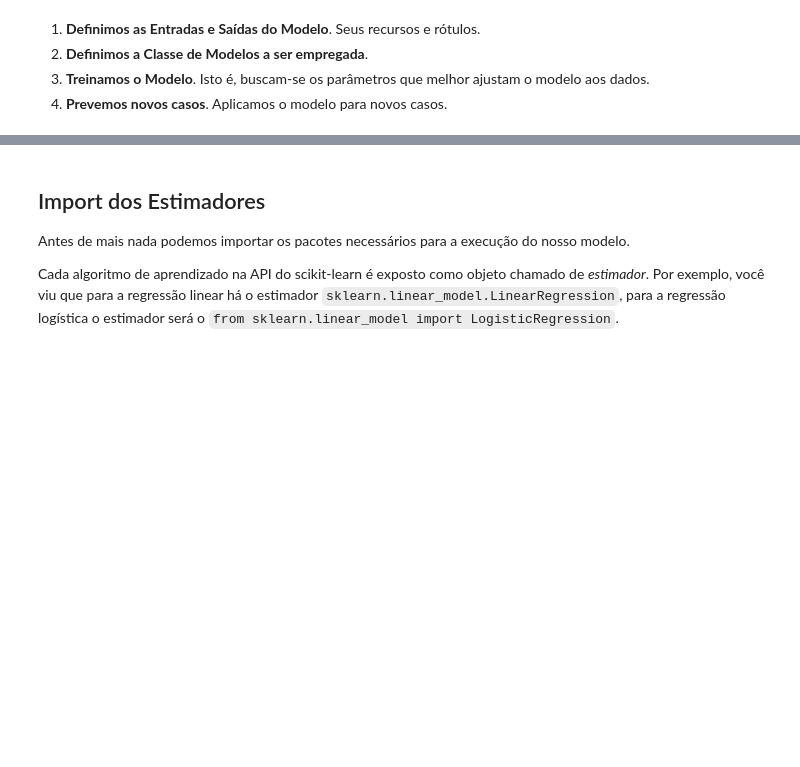
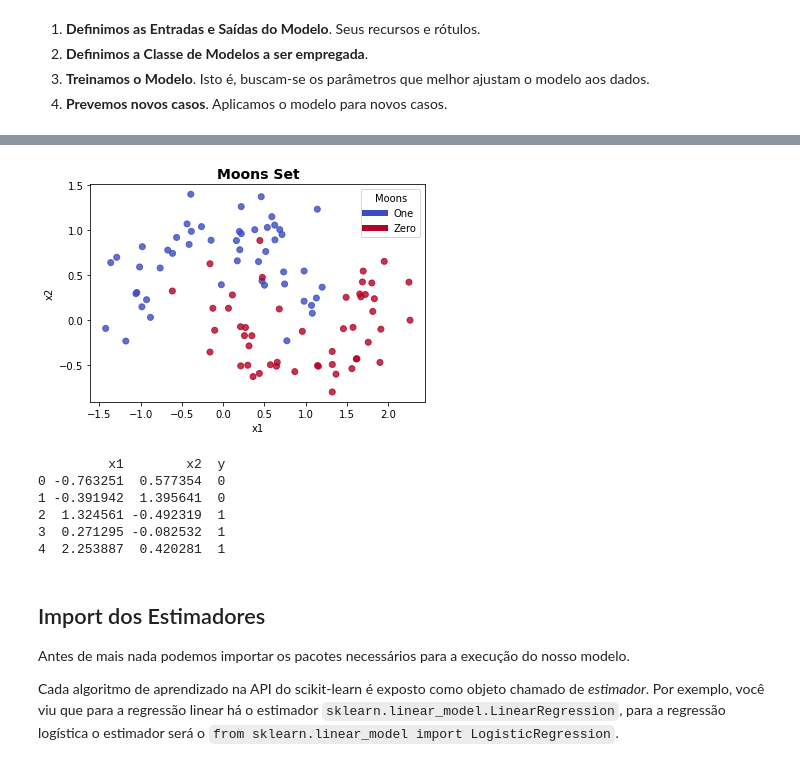
Before and after one commit to Rogerio-mack/work, a Jupyter notebook: IMT_ciencia_de_dados_e_ML.ipynb, the cells around one changed output, grey strips where cells are left out. Cells and saved outputs as stored; diff of their text form; code cells hidden in the pictures; blank space fills up the shorter version.

```diff
--- a/IMT_ciencia_de_dados_e_ML.ipynb
+++ b/IMT_ciencia_de_dados_e_ML.ipynb
@@ -488,3 +492,31 @@ Para a criação de modelos, treinamento e predições o `scikit-learn` implemen
+# %%
+from sklearn.datasets import make_moons
+cmap_data = plt.cm.coolwarm
+
+X, y = make_moons(n_samples=100, noise=0.25, random_state=1234)
+
+df = pd.DataFrame({'x1':X[:, 0], 'x2':X[:, 1], 'y':y})
+
+plt.scatter(df.x1, df.x2, c=df.y, cmap=cmap_data, alpha=0.8)
+plt.title('Moons Set',weight='bold',fontsize=14)
+plt.xlabel("x1")
+plt.ylabel("x2")
+
+custom_lines = [Line2D([0], [0], color=cmap_data(0.), lw=6),
+                Line2D([0], [0], color=cmap_data(1.), lw=6)]
+plt.legend(custom_lines, ['One', 'Zero'], loc='upper right',title='Moons')
+
+plt.show()
+
+print(df.head())
+# %% [output]
+[figure, added]
+         x1        x2  y
+0 -0.763251  0.577354  0
+1 -0.391942  1.395641  0
+2  1.324561 -0.492319  1
+3  0.271295 -0.082532  1
+4  2.253887  0.420281  1
 # %% [markdown]
 
 
```
Also changed, not shown: parts of 1 cell of this notebook.
